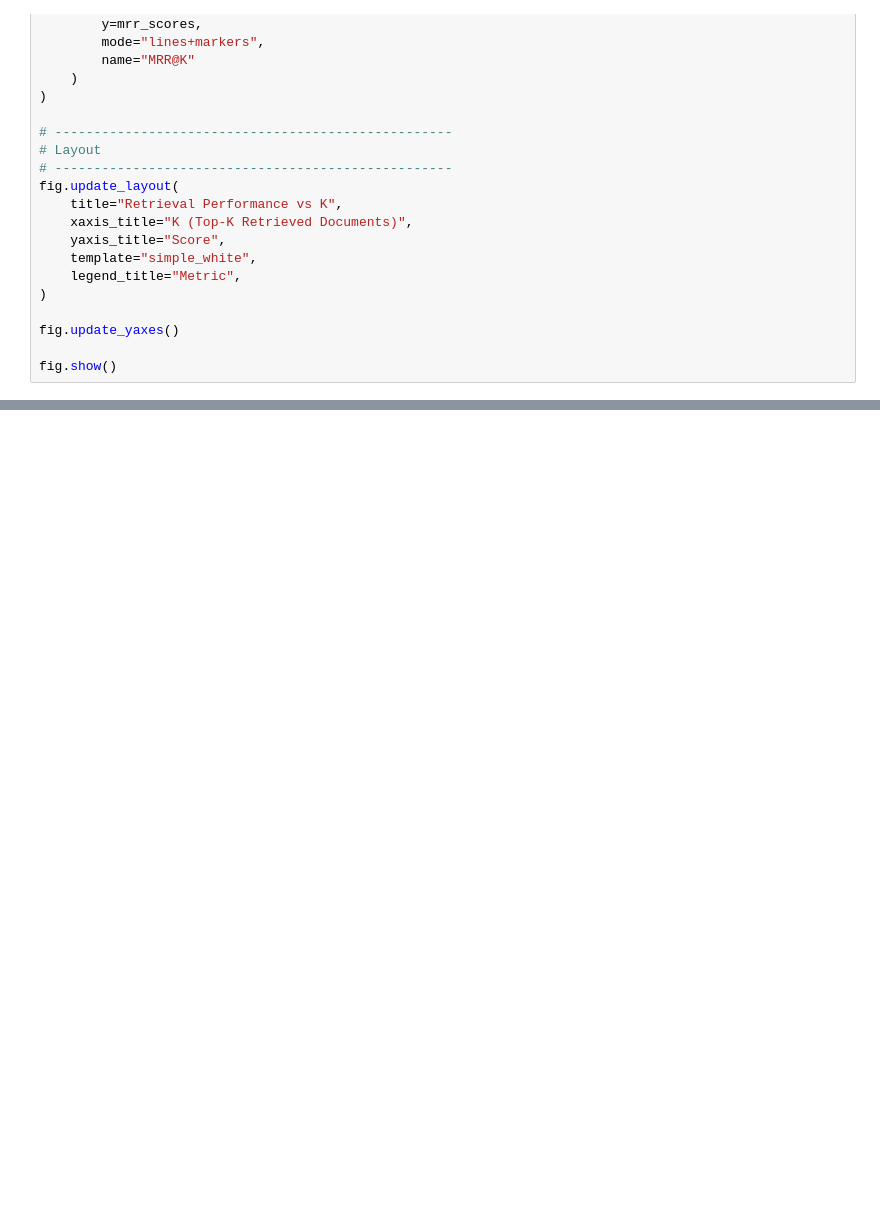
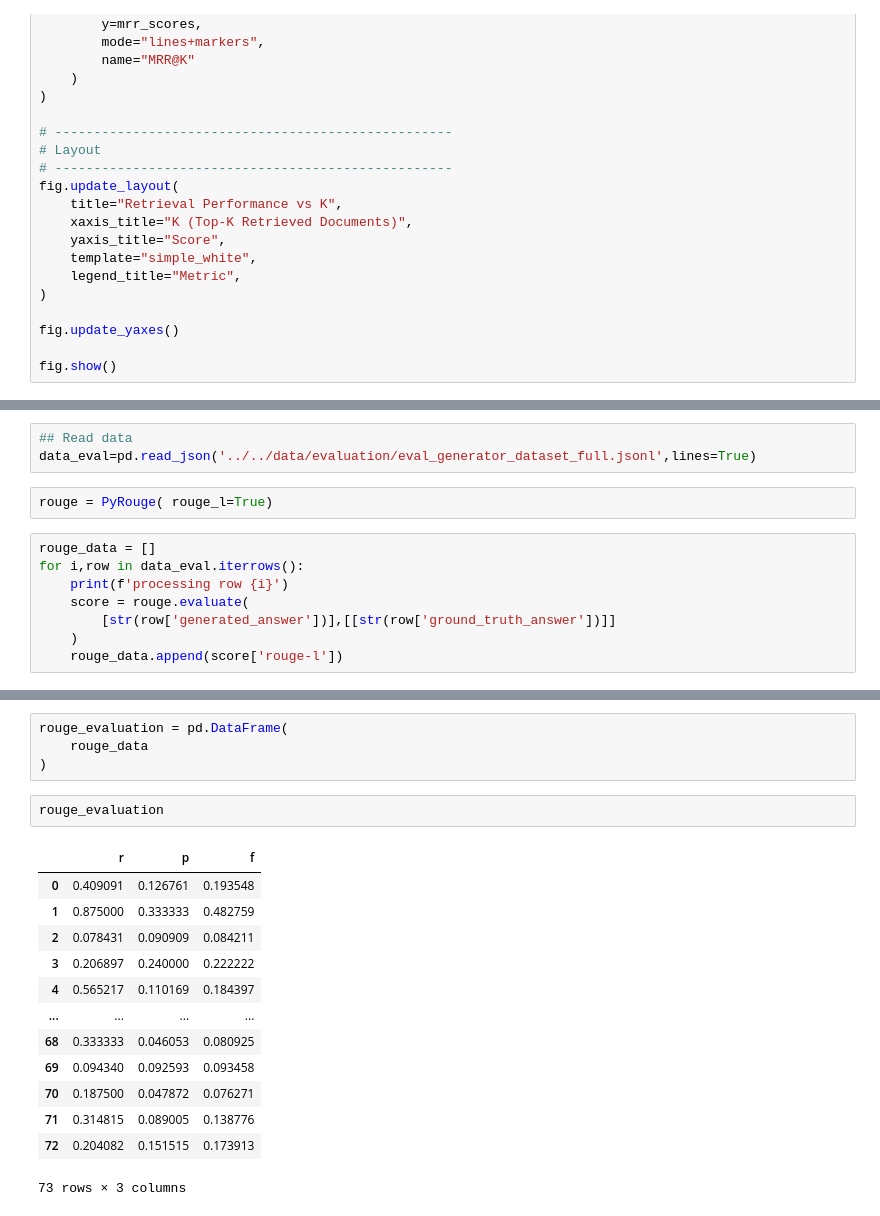
Before and after one commit to HafsaOuaj/Islamic-AI-Assistant, a Jupyter notebook: src/notebooks/01.evaluation_rag.ipynb, the cells around one changed output, grey strips where cells are left out. Saved outputs shown, nothing was run; the diff lists cells and outputs as text; blank space fills up the shorter version.

Commit message:
✨add evaluation setup for the rag

```diff
--- a/src/notebooks/01.evaluation_rag.ipynb
+++ b/src/notebooks/01.evaluation_rag.ipynb
@@ -246,0 +671,13 @@ fig.show()
+# %%
+## Read data
+data_eval=pd.read_json('../../data/evaluation/eval_generator_dataset_full.jsonl',lines=True)
+# %%
+rouge = PyRouge( rouge_l=True)
+# %%
+rouge_data = []
+for i,row in data_eval.iterrows():
+    print(f'processing row {i}')
+    score = rouge.evaluate(
+        [str(row['generated_answer'])],[[str(row['ground_truth_answer'])]]
+    )
+    rouge_data.append(score['rouge-l'])
@@ -246,0 +702,20 @@ fig.show()
+# %%
+rouge_evaluation = pd.DataFrame(
+    rouge_data
+)
+# %%
+rouge_evaluation
+# %% [output]
+|  | r | p | f |
+| 0 | 0.409091 | 0.126761 | 0.193548 |
+| 1 | 0.875000 | 0.333333 | 0.482759 |
+| 2 | 0.078431 | 0.090909 | 0.084211 |
+| 3 | 0.206897 | 0.240000 | 0.222222 |
+| 4 | 0.565217 | 0.110169 | 0.184397 |
+| ... | ... | ... | ... |
+| 68 | 0.333333 | 0.046053 | 0.080925 |
+| 69 | 0.094340 | 0.092593 | 0.093458 |
+| 70 | 0.187500 | 0.047872 | 0.076271 |
+| 71 | 0.314815 | 0.089005 | 0.138776 |
+| 72 | 0.204082 | 0.151515 | 0.173913 |
+73 rows × 3 columns
```
Also changed, not shown: parts of 26 cells of this notebook, 3 other files.
